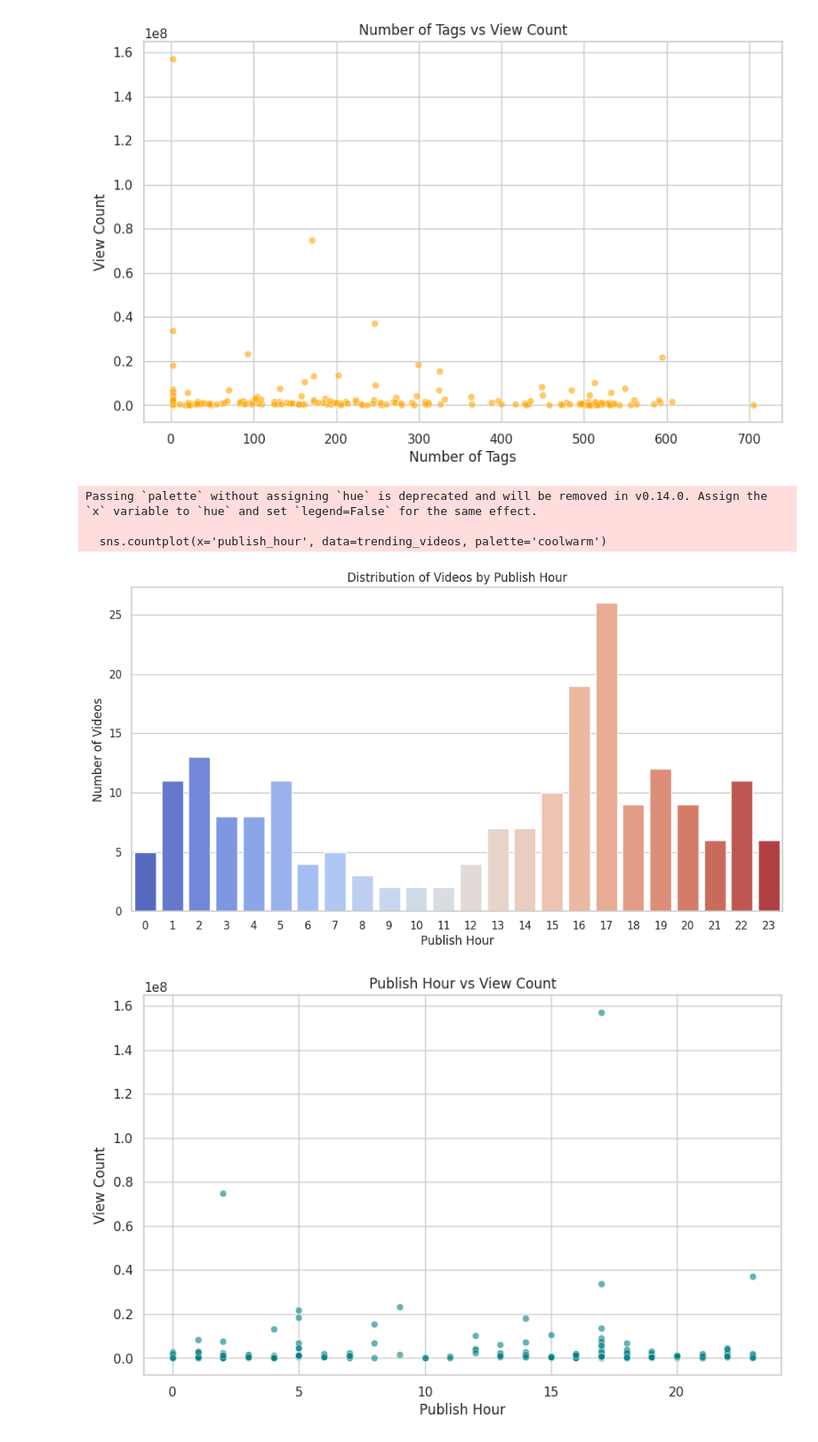
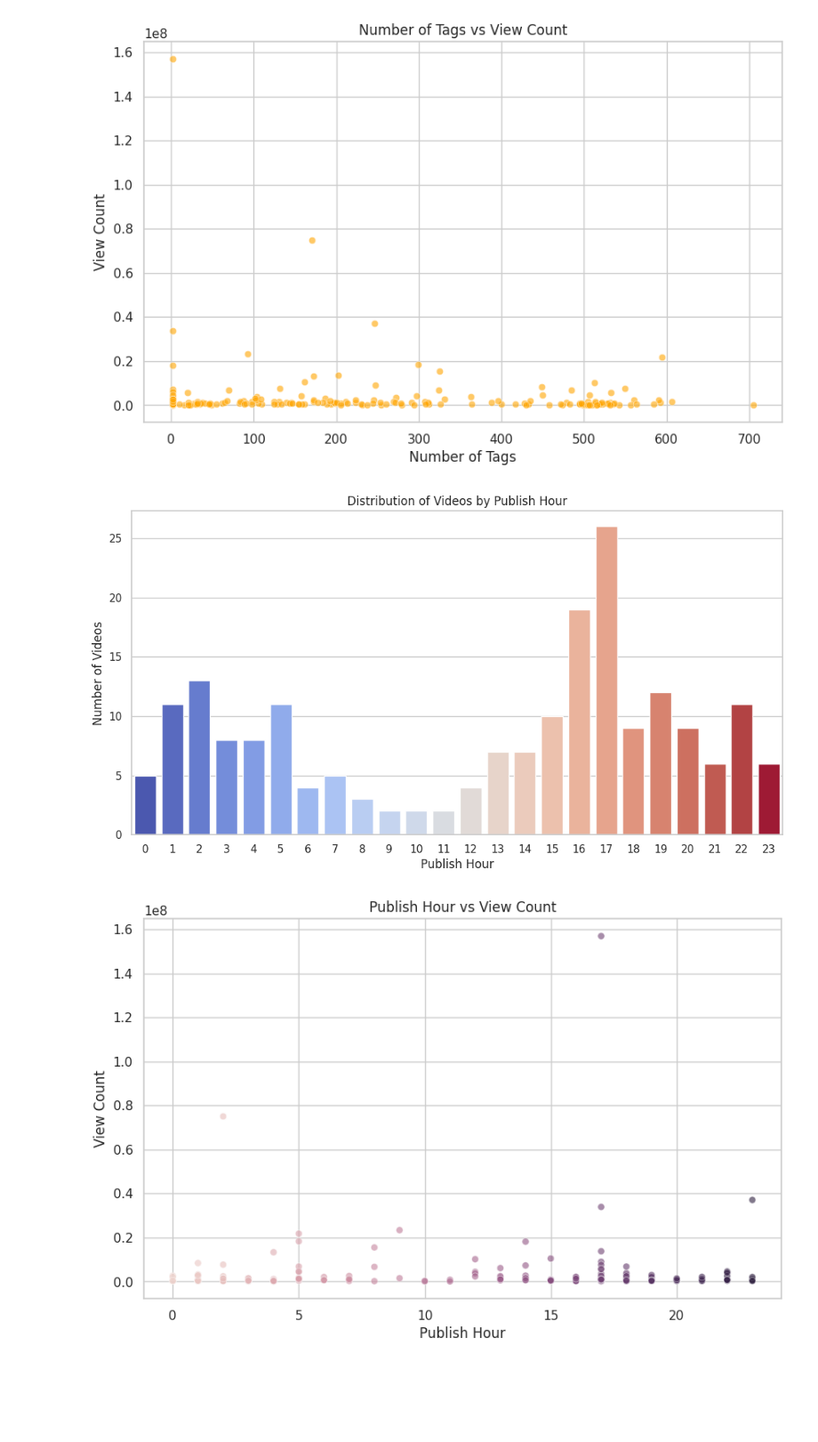
Before and after one commit to nicolerizzo22/YouTubeTrendingVideo, a Jupyter notebook: YouTube_Data_Analysis.ipynb, the cells around one changed output. Shown at 89% size. Drawn from its saved outputs; the diff is of its cells as text; code cells hidden in the pictures; blank space fills up the shorter version.

```diff
--- a/YouTube_Data_Analysis.ipynb
+++ b/YouTube_Data_Analysis.ipynb
@@ -321,25 +321,22 @@ plt.show()
 # %%
 # extract hour of publication
 trending_videos['publish_hour'] = trending_videos['published_at'].dt.hour
 
 # bar chart for publish hour distribution
 plt.figure(figsize=(12, 6))
-sns.countplot(x='publish_hour', data=trending_videos, palette='coolwarm')
+sns.countplot(x='publish_hour', hue='publish_hour', data=trending_videos, palette='coolwarm', legend=False)
 plt.title('Distribution of Videos by Publish Hour')
 plt.xlabel('Publish Hour')
 plt.ylabel('Number of Videos')
 plt.show()
 
 # scatter plot for publish hour vs view count
 plt.figure(figsize=(10, 6))
-sns.scatterplot(x='publish_hour', y='view_count', data=trending_videos, alpha=0.6, color='teal')
+sns.scatterplot(x='publish_hour', y='view_count', hue='publish_hour', data=trending_videos, alpha=0.6, color='teal', legend=False)
 plt.title('Publish Hour vs View Count')
 plt.xlabel('Publish Hour')
 plt.ylabel('View Count')
 plt.show()
 # %% [output]
-Passing `palette` without assigning `hue` is deprecated and will be removed in v0.14.0. Assign the `x` variable to `hue` and set `legend=False` for the same effect.
-
-  sns.countplot(x='publish_hour', data=trending_videos, palette='coolwarm')
 [figure]
-[figure, old version]
+[figure, new version]
```
